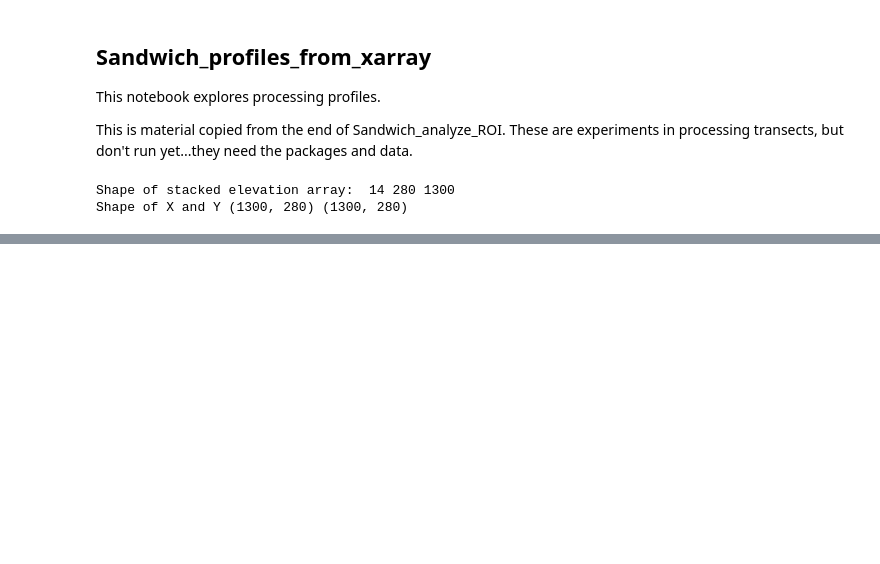
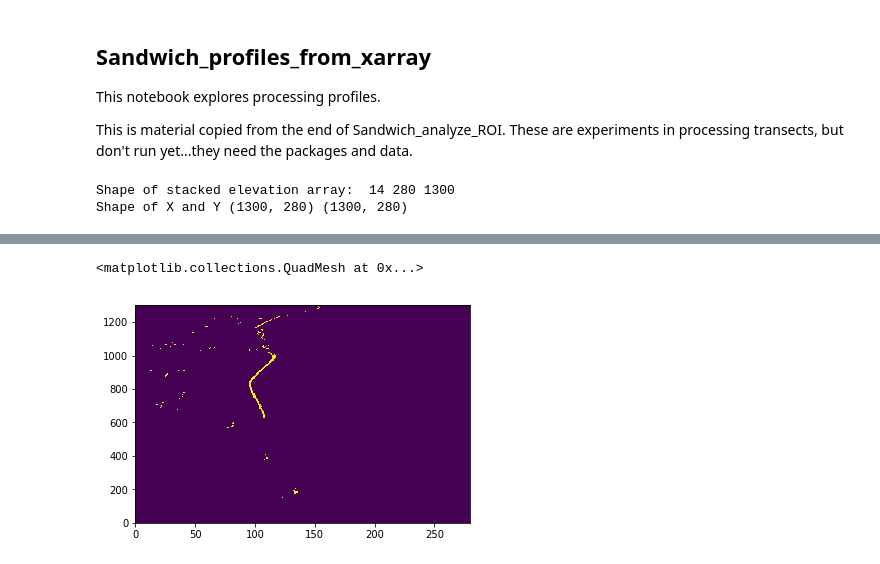
Before and after one commit to csherwood-usgs/Raster_calcs, a Jupyter notebook: Sandwich_profiles_from_xarray.ipynb, the cells around one changed output, grey strips where cells are left out. Cells and saved outputs as stored; diff of their text form; code cells hidden in the pictures; blank space fills up the shorter version.

```diff
--- a/Sandwich_profiles_from_xarray.ipynb
+++ b/Sandwich_profiles_from_xarray.ipynb
@@ -87,0 +99,9 @@ NameError: name 'PiYG' is not defined
+# %%
+toe = np.zeros_like(z)
+toe[np.where( np.logical_and( np.logical_and(
+    np.logical_and( z>=2, z<=4 ),
+    np.logical_and( aspect>=70., aspect<=110. ) ), kp<=-0.1 ) )]=1.
+plt.pcolormesh(toe)
+# %% [output]
+<matplotlib.collections.QuadMesh at 0x...>
+[figure, added]
```
Also changed, not shown: parts of 8 cells of this notebook.
